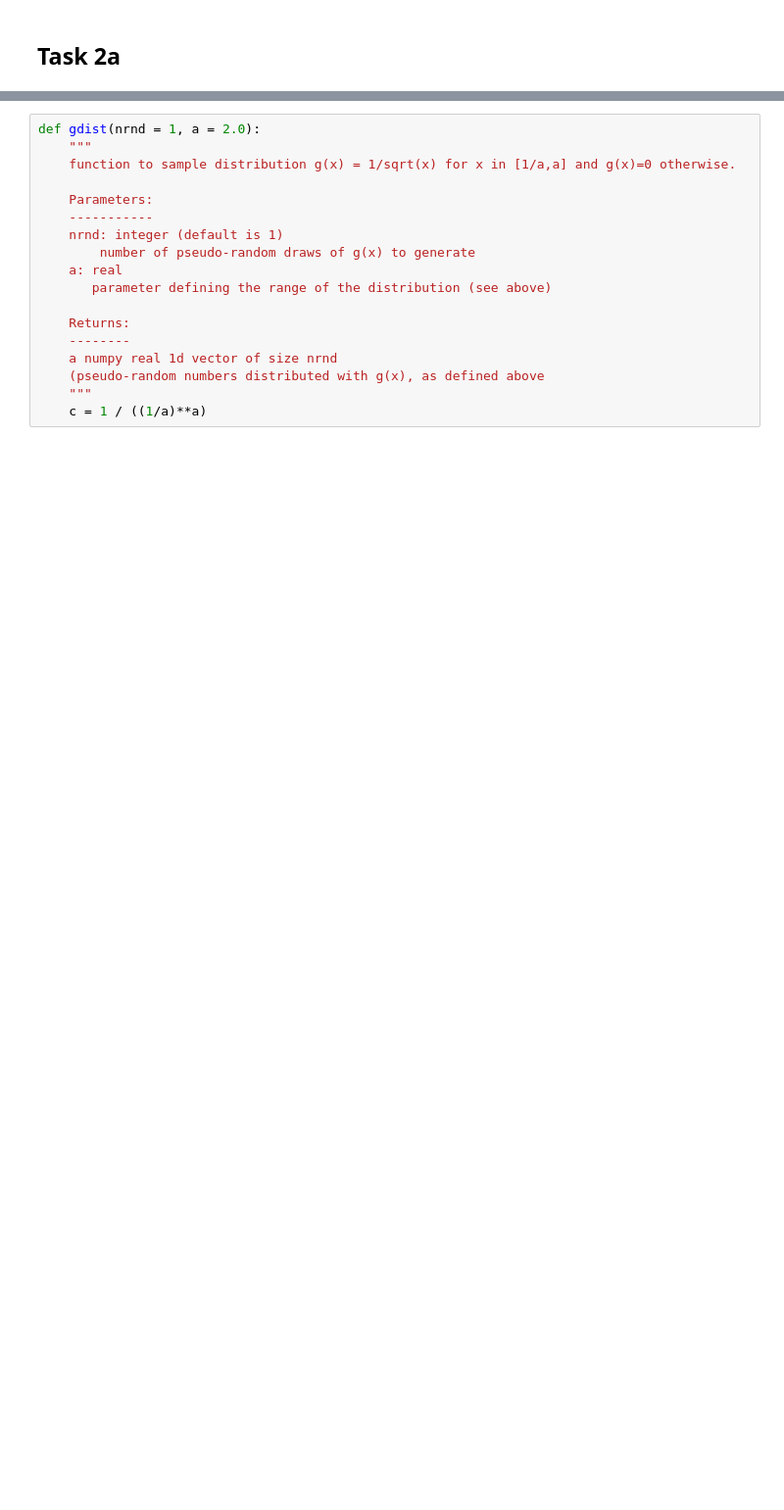
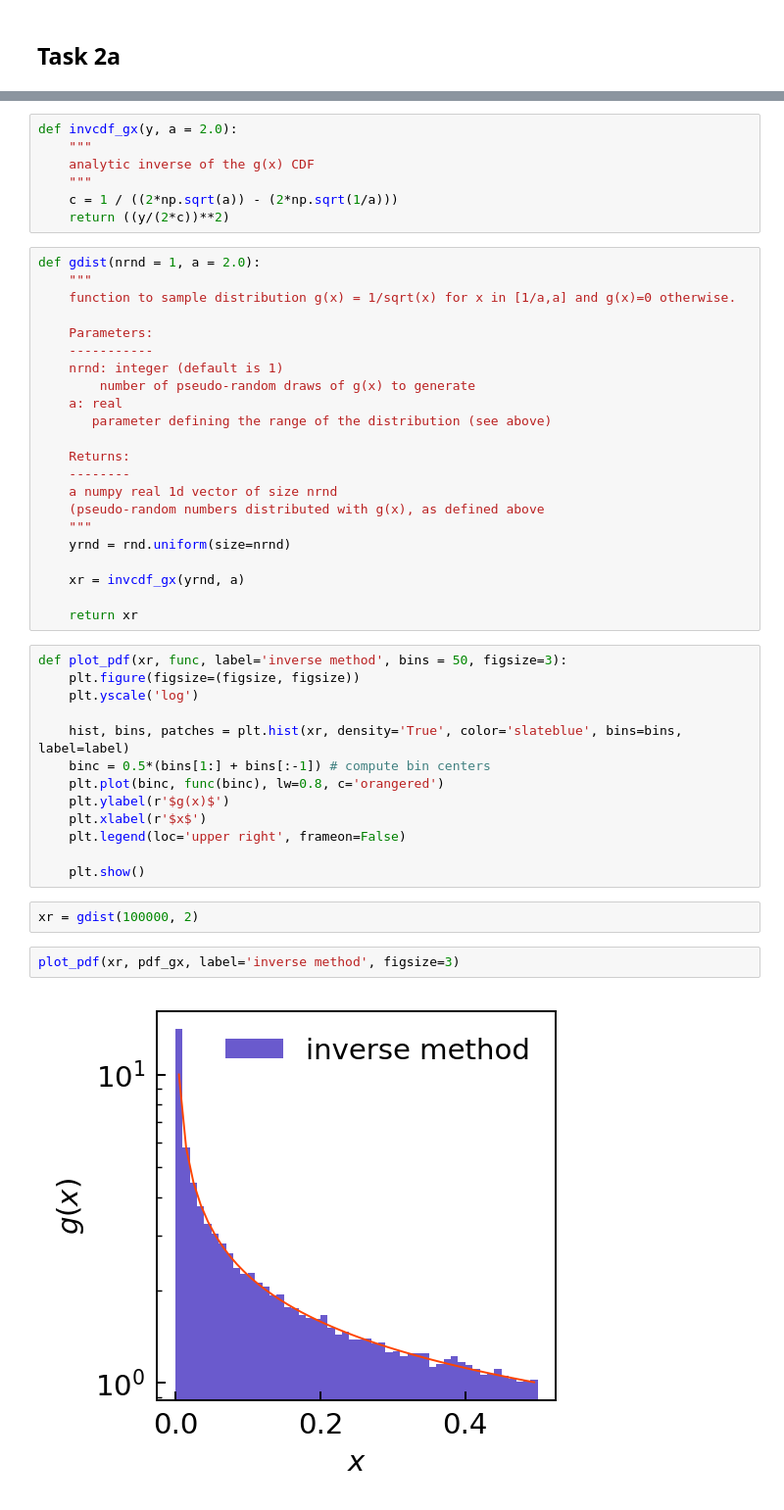
Before and after one commit to sadiess/a211w20, a Jupyter notebook: SeddonStettler_HW04.ipynb, the cells around one changed output, grey strips where cells are left out. Shown at 98% size. Drawn from its saved outputs; the diff is of its cells as text; blank space fills up the shorter version.

```diff
--- a/SeddonStettler_HW04.ipynb
+++ b/SeddonStettler_HW04.ipynb
@@ -85,3 +94,10 @@ plt.show()
+# %%
+def invcdf_gx(y, a = 2.0):
+    """
+    analytic inverse of the g(x) CDF
+    """
+    c = 1 / ((2*np.sqrt(a)) - (2*np.sqrt(1/a)))
+    return ((y/(2*c))**2)
 # %%
 def gdist(nrnd = 1, a = 2.0):
     """
@@ -99,4 +115,27 @@ def gdist(nrnd = 1, a = 2.0):
     a numpy real 1d vector of size nrnd
     (pseudo-random numbers distributed with g(x), as defined above
     """
-    c = 1 / ((1/a)**a)
+    yrnd = rnd.uniform(size=nrnd)
+
+    xr = invcdf_gx(yrnd, a)
+
+    return xr
+# %%
+def plot_pdf(xr, func, label='inverse method', bins = 50, figsize=3):
+    plt.figure(figsize=(figsize, figsize))
+    plt.yscale('log')
+
+    hist, bins, patches = plt.hist(xr, density='True', color='slateblue', bins=bins, label=label)
+    binc = 0.5*(bins[1:] + bins[:-1]) # compute bin centers
+    plt.plot(binc, func(binc), lw=0.8, c='orangered')
+    plt.ylabel(r'$g(x)$')
+    plt.xlabel(r'$x$')
+    plt.legend(loc='upper right', frameon=False)
+
+    plt.show()
+# %%
+xr = gdist(100000, 2)
+# %%
+plot_pdf(xr, pdf_gx, label='inverse method', figsize=3)
+# %% [output]
+[figure, added]
```
Also changed, not shown: parts of 9 cells of this notebook.
